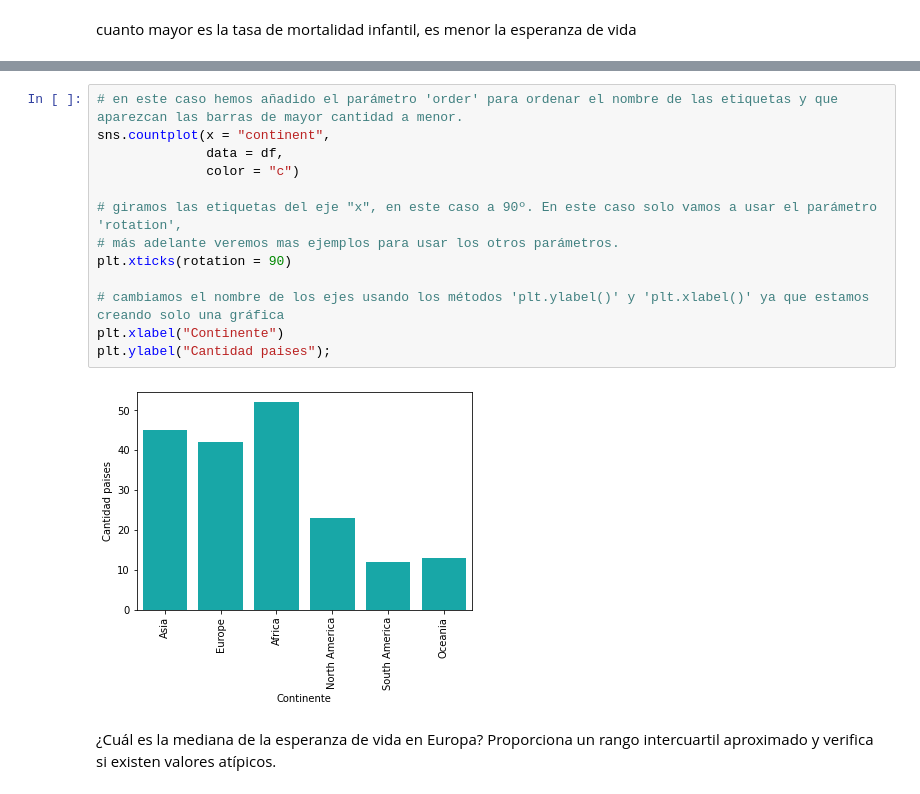
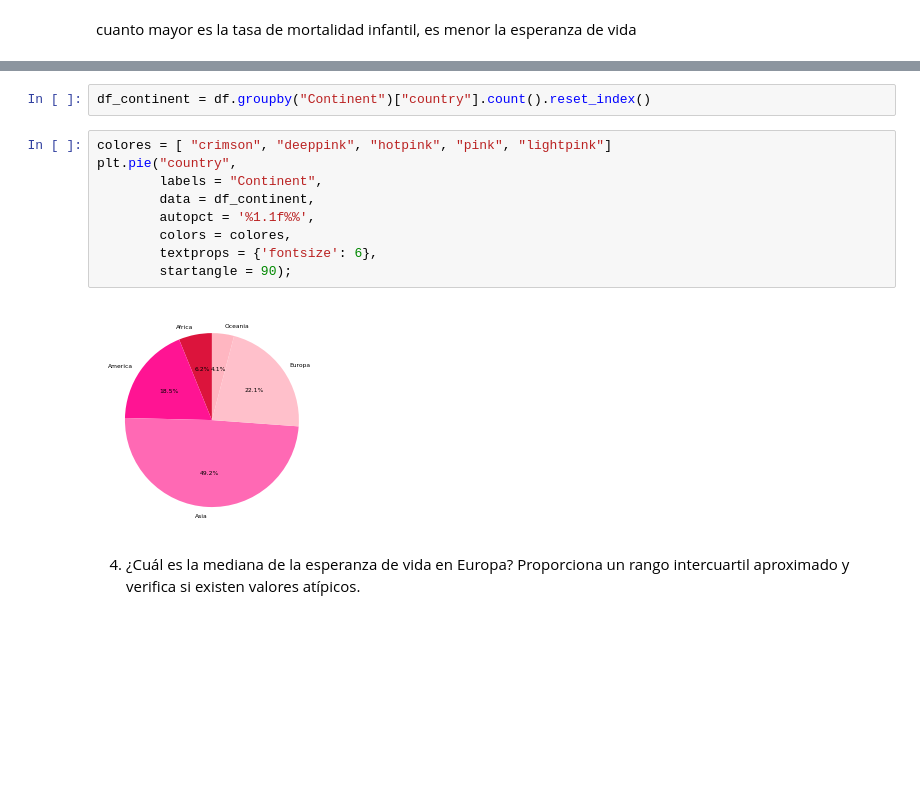
Before and after one commit to Adalab/Promo-F-da-modulo3-sprint2-pairprogramming_YohanaMiriam, a Jupyter notebook: pair7.ipynb, the cells around one changed output, grey strips where cells are left out. Saved outputs shown, nothing was run; the diff lists cells and outputs as text; blank space fills up the shorter version.

```diff
--- a/pair7.ipynb
+++ b/pair7.ipynb
@@ -85,17 +61,15 @@ cuanto mayor es la tasa de mortalidad infantil, es menor la esperanza de vida
-# %%
-# en este caso hemos añadido el parámetro 'order' para ordenar el nombre de las etiquetas y que aparezcan las barras de mayor cantidad a menor.
-sns.countplot(x = "continent",
-              data = df,
-              color = "c")
-
-# giramos las etiquetas del eje "x", en este caso a 90º. En este caso solo vamos a usar el parámetro 'rotation',
-# más adelante veremos mas ejemplos para usar los otros parámetros.
-plt.xticks(rotation = 90)
-
-# cambiamos el nombre de los ejes usando los métodos 'plt.ylabel()' y 'plt.xlabel()' ya que estamos creando solo una gráfica
-plt.xlabel("Continente")
-plt.ylabel("Cantidad paises");
-# %% [output]
-[figure, removed]
+# %%
+df_continent = df.groupby("Continent")["country"].count().reset_index()
+# %%
+colores = [ "crimson", "deeppink", "hotpink", "pink", "lightpink"]
+plt.pie("country",
+        labels = "Continent",
+        data = df_continent,
+        autopct = '%1.1f%%',
+        colors = colores,
+        textprops = {'fontsize': 6},
+        startangle = 90);
+# %% [output]
+[figure, added]
 # %% [markdown]
-¿Cuál es la mediana de la esperanza de vida en Europa? Proporciona un rango intercuartil aproximado y verifica si existen valores atípicos.
+4. ¿Cuál es la mediana de la esperanza de vida en Europa? Proporciona un rango intercuartil aproximado y verifica si existen valores atípicos.
```
Also changed, not shown: parts of 21 cells of this notebook, 1 other file.
